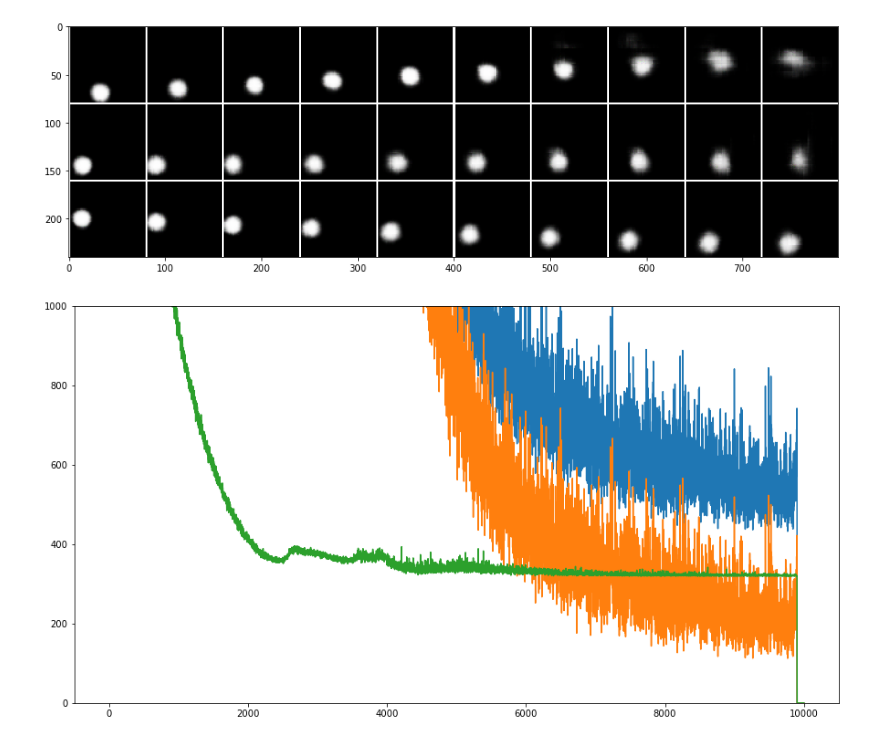
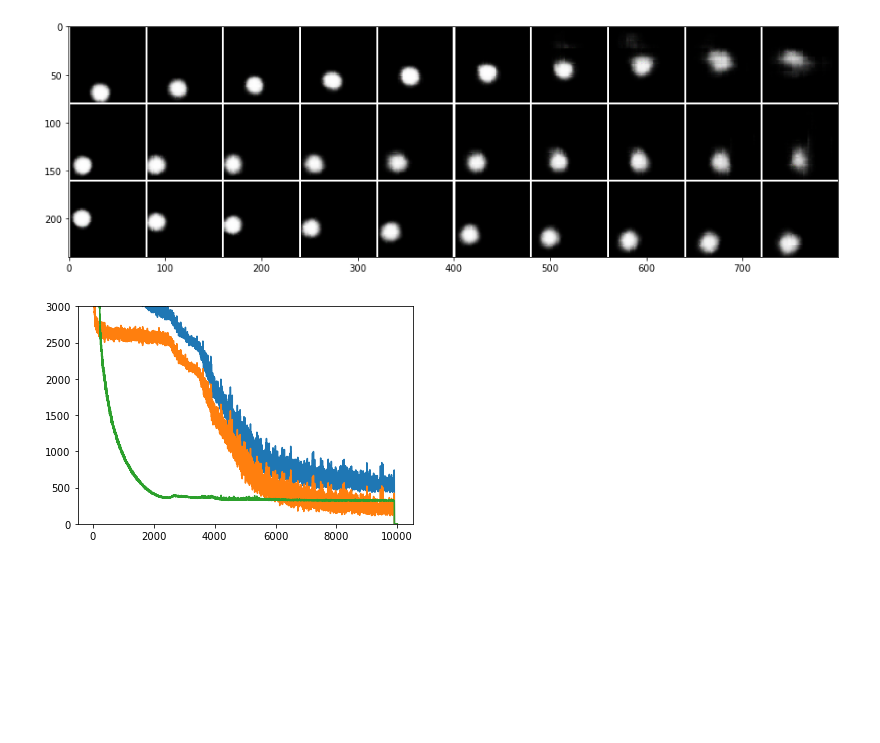
Before and after one commit to davidsandberg/rl_ssms, a Jupyter notebook: bouncing_ball_prediction.ipynb, the cells around one changed output. Drawn from its saved outputs; the diff is of its cells as text; code cells hidden in the pictures; blank space fills up the shorter version.

```diff
--- a/bouncing_ball_prediction.ipynb
+++ b/bouncing_ball_prediction.ipynb
@@ -81,9 +81,9 @@ def load_log(log_filename):
 # %%
 log_filename = '/home/david/git/rl_ssms/results/20190119-222356/log.pkl'
 loss, rec_loss, reg_loss = load_log(log_filename)
 plt.plot(loss)
 plt.plot(rec_loss)
 plt.plot(reg_loss)
-_ = plt.axis((None,None,0,1000))
+_ = plt.axis((None,None,0,3000))
 # %% [output]
-[figure, old version]
+[figure, new version]
```
Also changed, not shown: 3 other files.
